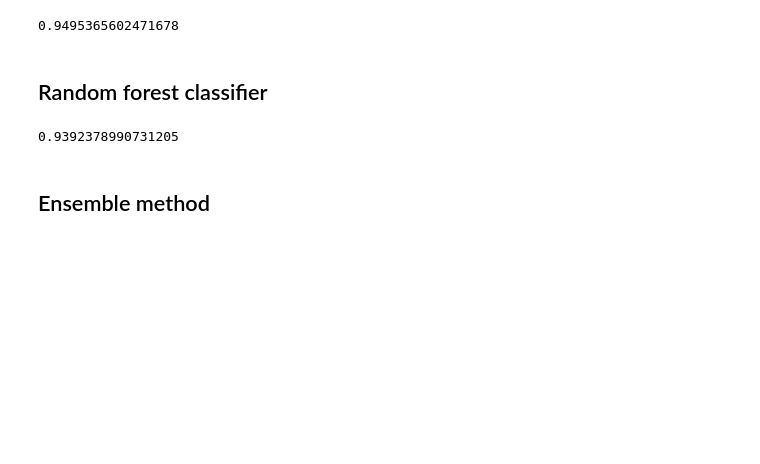
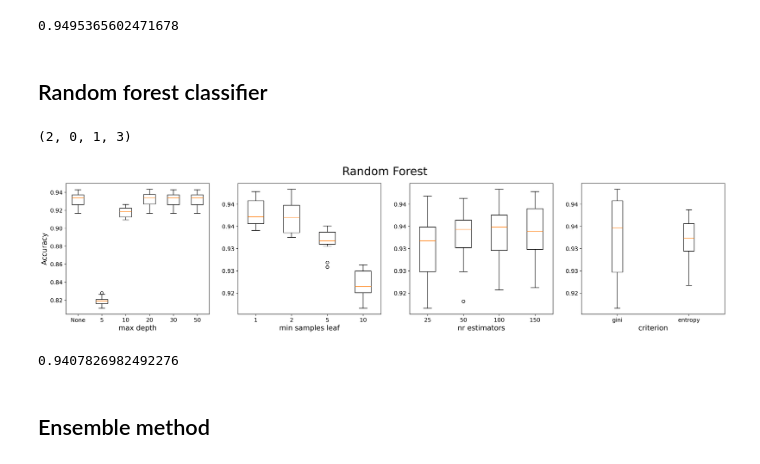
Before and after one commit to LorenzoRimella/ML_tunneling, a Jupyter notebook: model_selection_training.ipynb, the cells around one changed output. Drawn from its saved outputs; the diff is of its cells as text; code cells hidden in the pictures; blank space fills up the shorter version.

```diff
--- a/model_selection_training.ipynb
+++ b/model_selection_training.ipynb
@@ -301,7 +456,8 @@ data= []
 n_estimators_list = [25, 50, 100, 150]
 criterion_list = ["gini", "entropy"]
 min_samples_leaf_list = [1, 2, 5, 10]
-max_depth_list = [None, 5, 10, 20, 30, 50]
+max_depth_list = ["None", 5, 10, 20, 30, 50] # this is for plotting
+# max_depth_list = [None, 5, 10, 20, 30, 50] # this is for tuning
 
 # accuracy_vector = -100 + np.zeros((len(n_estimators_list), len(criterion_list), len(min_samples_leaf_list), len(max_depth_list)))
 
@@ -334,6 +490,47 @@ max_depth_list = [None, 5, 10, 20, 30, 50]
 # %%
 accuracy_vector_RandomForest = np.load("data/accuracy_RadomForest.npy")
 max_index = np.unravel_index(np.argmax(accuracy_vector_RandomForest), accuracy_vector_RandomForest.shape)
+max_index
+# %% [output]
+(2, 0, 1, 3)
+# %%
+fig, ax = plt.subplots(nrows = 1, ncols = 4, figsize = (25, 5), dpi=300)
+
+fig.suptitle('Random Forest', fontsize = 24)
+
+ax[0].set_ylabel("Accuracy")
+
+boxplot_4 = []
+for i in range(accuracy_vector_RandomForest.shape[3]):
+    boxplot_4.append(np.matrix.flatten(accuracy_vector_RandomForest[:,:,:,i]))
+ax[0].boxplot(boxplot_4, labels = max_depth_list)
+ax[0].set_xlabel(r"max depth")
+ax[0].yaxis.set_major_formatter(FormatStrFormatter('%.2f'))
+
+boxplot_3 = []
+for i in range(accuracy_vector_RandomForest.shape[2]):
+    boxplot_3.append(np.matrix.flatten(accuracy_vector_RandomForest[:,:,i,[0,3,4,5]]))
+ax[1].boxplot(boxplot_3, labels = min_samples_leaf_list)
+ax[1].set_xlabel(r"min samples leaf")
+ax[1].yaxis.set_major_formatter(FormatStrFormatter('%.2f'))
+
+boxplot_2 = []
+for i in range(accuracy_vector_RandomForest.shape[1]):
+    boxplot_2.append(np.matrix.flatten(accuracy_vector_RandomForest[:,i,:,[0,3,4,5]]))
+ax[3].boxplot(boxplot_2, labels = criterion_list)
+ax[3].set_xlabel(r"criterion")
+ax[3].yaxis.set_major_formatter(FormatStrFormatter('%.2f'))
+
+boxplot_1 = []
+for i in range(accuracy_vector_RandomForest.shape[0]):
+    boxplot_1.append(np.matrix.flatten(accuracy_vector_RandomForest[i,:,:,[0,3,4,5]]))
+ax[2].boxplot(boxplot_1, labels = n_estimators_list)
+ax[2].set_xlabel(r"nr estimators")
+ax[2].yaxis.set_major_formatter(FormatStrFormatter('%.2f'))
+
+fig.savefig('data/figures/boxplots_RandomForest.png', bbox_inches="tight", dpi = 300)
+# %% [output]
+[figure, added]
 # %%
 clf = RandomForestClassifier( n_estimators     = n_estimators_list[max_index[0]],
                               criterion        = criterion_list[max_index[1]],
@@ -347,7 +544,7 @@ RF = clf.fit(X_train, y_train)
 y_pred = RF.predict(X_test)
 accuracy_score(y_test, y_pred)
 # %% [output]
-0.9392378990731205
+0.9407826982492276
 # %% [markdown]
 ## Ensemble method
 # %%
```
Also changed, not shown: parts of 10 cells of this notebook, 5 other files.
